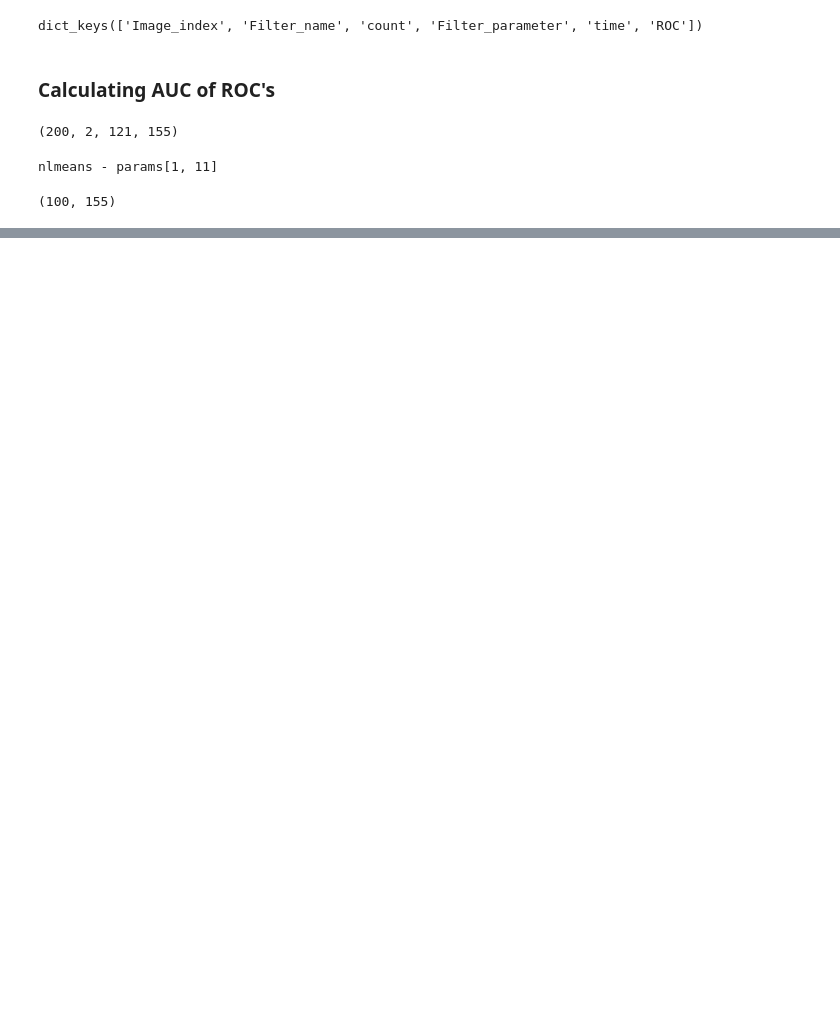
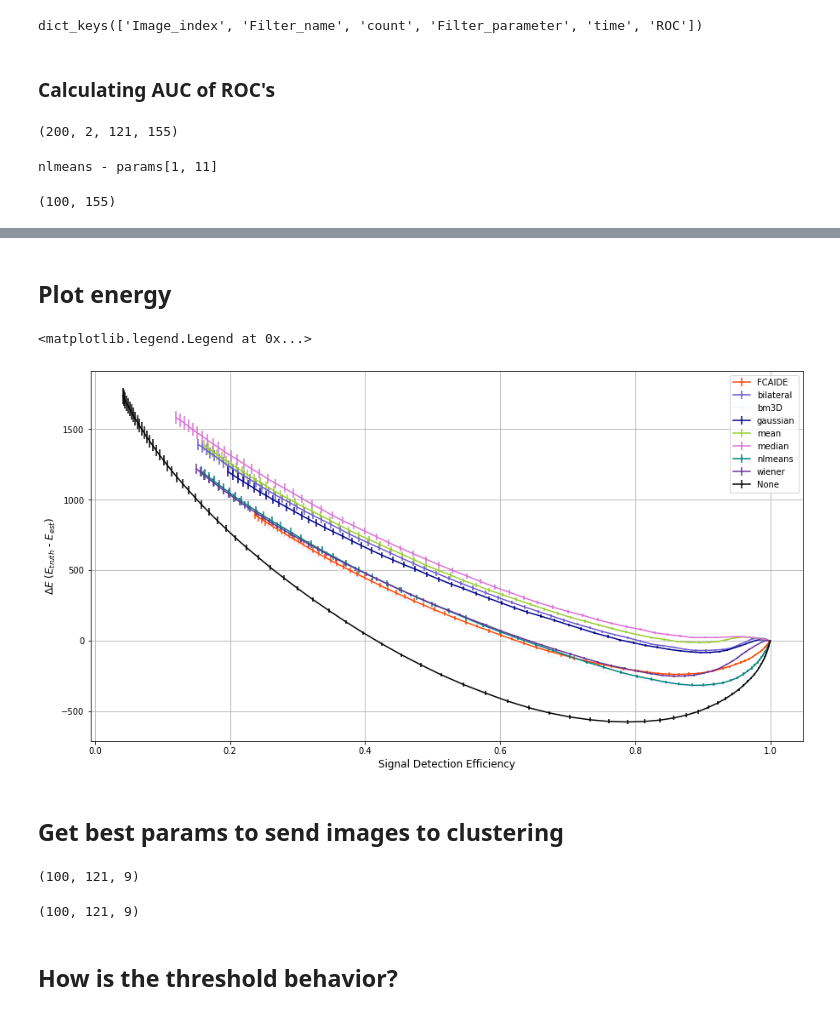
Before and after one commit to Gui1402/filtering_cygnus, a Jupyter notebook: notebooks/new_results.ipynb, the cells around one changed output, grey strips where cells are left out. Cells and saved outputs as stored; diff of their text form; code cells hidden in the pictures; blank space fills up the shorter version.

Commit message:
Cluster analysis
Starting cluster analysis. Some problems were found and I don't now how
to solve those yet.

```diff
--- a/notebooks/new_results.ipynb
+++ b/notebooks/new_results.ipynb
@@ -24,6 +24,7 @@ dict_keys(['Image_index', 'Filter_name', 'count', 'Filter_parameter', 'time', 'R
 energy = np.array(data['ROC']['energy'])[range(0,200,2), :, :]
 time = np.array(data['time']).reshape(energy.shape[2],energy.shape[0])
 energy_mean = energy.mean(axis=0)
+energy_std = energy.std(axis=0)
 # %% [markdown]
 ### Calculating AUC of ROC's
 # %%
@@ -156,0 +193,61 @@ print("Número total de pixels de background" + str(n_pixels_total))
+# %% [markdown]
+## Plot energy
+# %%
+np.random.seed(3)
+fig,ax = plt.subplots(1,1, figsize=(15,8))
+filter_names = np.unique(names)
+colors_index = np.random.randint(low=0, high=len(color_names), size=len(filter_names))
+best_times = []
+ind_none = np.where((np.array(names)=='mean'))[0][0]
+for i,filter_name in list(enumerate(filter_names)):
+    index = np.where(filter_name == np.array(names))[0]
+    best_index = index[f1_best_scores[index].argmax()]
+    best_time = time[best_index, :].astype(np.int64).mean()
+    c = color_names[colors_index[i]]
+    ax.errorbar(sg_eff_mean[:, best_index],
+                 energy_mean[:, best_index],
+                 yerr = energy_std[:, best_index]/np.sqrt(100),
+                 label = names[best_index],
+                 color = c)
+
+    #ax[1].set_xlim(-0.5, 7.5)
+    ## plot points
+    f_sg_bg = interp1d(sg_eff_mean[:, best_index], bg_eff_mean[:, best_index])
+    f_sg_en = interp1d(sg_eff_mean[:, best_index], abs(energy_mean[:, best_index]))
+    #ax[0].plot(0.9, f_sg_bg(0.9), 'sk', alpha = 0.6)
+    #print(filter_name + ': ' + str(params[best_index]) + '-' + str('%.3f'%np.mean(f1_score_best_per_image[:, best_index])) + '+' + str('%.2f'%np.std(f1_score_best_per_image[:, best_index])) + '- ' + str(int(best_time)) + '- Background Detection : ' + str(1-f_sg_bg(0.9)))
+
+
+
+
+ax.errorbar(sg_eff_mean[:, ind_none],
+               energy_mean[:, ind_none],
+               yerr = energy_std[:, ind_none]/np.sqrt(100),
+               label = 'None',
+               color = 'black')
+
+
+#f_sg_bg = interp1d(sg_eff_mean[:, ind_none], bg_eff_mean[:, ind_none])
+#f_sg_en = interp1d(sg_eff_mean[:, ind_none], abs(energy_mean[:, ind_none]))
+#print('None' + ': ' + str(params[ind_none]) + '-' + str('%.3f'%np.mean(f1_score_best_per_image[:, ind_none])) + '+' + str('%.2f'%np.std(f1_score_best_per_image[:, ind_none])) + '- ' + str(int(best_time)) + '- Background Detection : ' + str(1-f_sg_bg(0.9)))
+
+#ax[0].plot(0.9, f_sg_bg(0.9), 'sk', alpha = 0.6, label = '90% Signal Detection')
+
+#ax[1].set_xticks(range(0, len(filter_names), filter_names)
+ax.set_xlabel('Signal Detection Efficiency', fontsize=12)
+ax.set_ylabel(r'$\Delta E$ ($E_{truth}$ - $E_{est}$)', fontsize=12)
+ax.grid()
+ax.legend()
+#ax[1].grid()
+#ax[1].set_xticks(range(0, len(filter_names), list(filter_names)))
+#ax[1].set_xticklabels(np.append(filter_names,'None'),
+#                    rotation=45, fontsize=12)
+#ax[1].set_ylim(0.6, 1.)
+#ax[1].set_ylabel('F1 - Score', fontsize=12)
+#ax[1].set_title('Best F1-Score distribuition')
+#ax[0].set_title('ROC curve')
+# %% [output]
+<matplotlib.legend.Legend at 0x...>
+[figure, added]
+# %% [markdown]
+## Get best params to send images to clustering
@@ -156,0 +266,14 @@ print("Número total de pixels de background" + str(n_pixels_total))
+# %%
+curves = np.array(data['ROC']['array'])
+sg_eff = curves[range(0,200,2),0,:,:]
+bg_eff = curves[range(0,200,2),1,:,:]
+sg_eff.shape
+# %% [output]
+(100, 121, 9)
+# %%
+thresholds = np.array(data['ROC']['threshold'])[range(0,200,2),:,:,0,0]
+thresholds.shape
+# %% [output]
+(100, 121, 9)
+# %% [markdown]
+## How is the threshold behavior?
```
Also changed, not shown: parts of 13 cells of this notebook, 5 other files.
